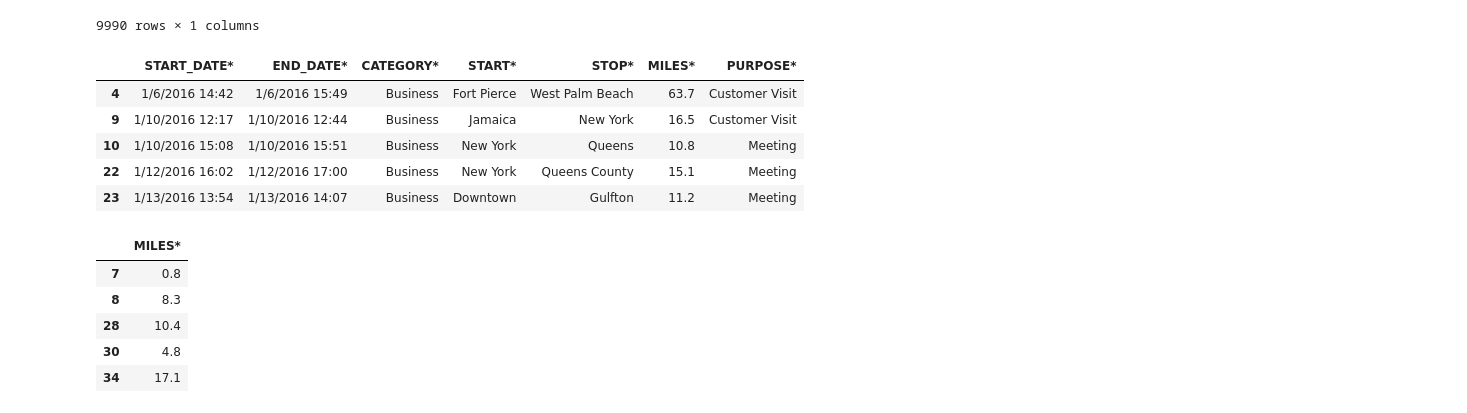
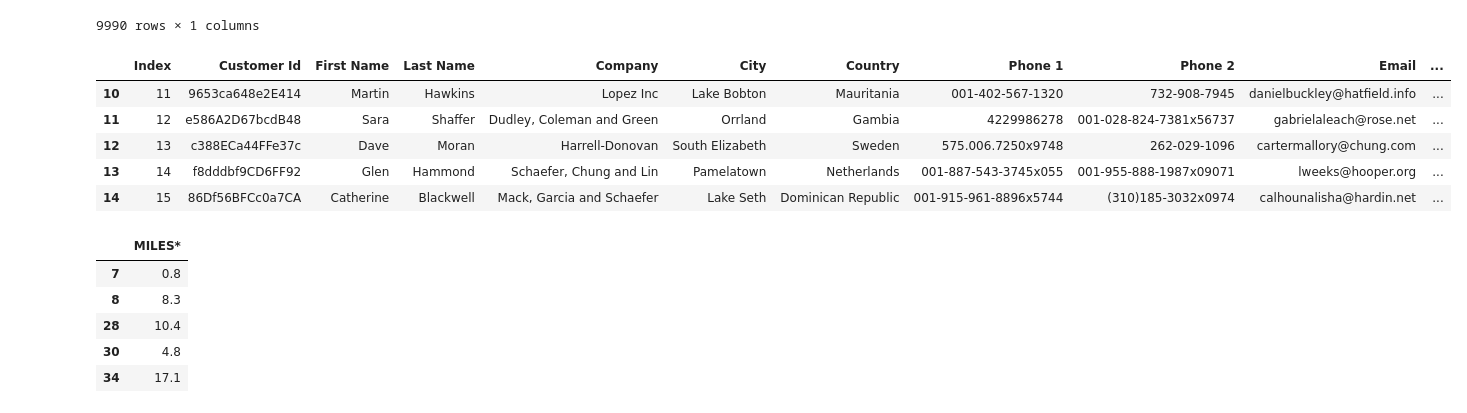
Before and after one commit to Army-man-gif/Courses, a Jupyter notebook: Course 1/Work/python_overview (1).ipynb, the cells around one changed output. Saved outputs shown, nothing was run; the diff lists cells and outputs as text; code cells hidden in the pictures.

```diff
--- a/Course 1/Work/python_overview (1).ipynb
+++ b/Course 1/Work/python_overview (1).ipynb
@@ -600,14 +600,14 @@ df2
 df3 = df2.loc[0:3]
 # %%
 # find out all rides greater than 10 miles
-df.loc[df["MILES*"] > 10].head()
+df.loc[df["Index"] > 10].head()
 # %% [output]
-|  | START_DATE* | END_DATE* | CATEGORY* | START* | STOP* | MILES* | PURPOSE* |
-| 4 | 1/6/2016 14:42 | 1/6/2016 15:49 | Business | Fort Pierce | West Palm Beach | 63.7 | Customer Visit |
-| 9 | 1/10/2016 12:17 | 1/10/2016 12:44 | Business | Jamaica | New York | 16.5 | Customer Visit |
-| 10 | 1/10/2016 15:08 | 1/10/2016 15:51 | Business | New York | Queens | 10.8 | Meeting |
-| 22 | 1/12/2016 16:02 | 1/12/2016 17:00 | Business | New York | Queens County | 15.1 | Meeting |
-| 23 | 1/13/2016 13:54 | 1/13/2016 14:07 | Business | Downtown | Gulfton | 11.2 | Meeting |
+|  | Index | Customer Id | First Name | Last Name | Company | City | Country | Phone 1 | Phone 2 | Email | ... |
+| 10 | 11 | 9653ca648e2E414 | Martin | Hawkins | Lopez Inc | Lake Bobton | Mauritania | 001-402-567-1320 | 732-908-7945 | danielbuckley@hatfield.info | ... |
+| 11 | 12 | e586A2D67bcdB48 | Sara | Shaffer | Dudley, Coleman and Green | Orrland | Gambia | 4229986278 | 001-028-824-7381x56737 | gabrielaleach@rose.net | ... |
+| 12 | 13 | c388ECa44FFe37c | Dave | Moran | Harrell-Donovan | South Elizabeth | Sweden | 575.006.7250x9748 | 262-029-1096 | cartermallory@chung.com | ... |
+| 13 | 14 | f8dddbf9CD6FF92 | Glen | Hammond | Schaefer, Chung and Lin | Pamelatown | Netherlands | 001-887-543-3745x055 | 001-955-888-1987x09071 | lweeks@hooper.org | ... |
+| 14 | 15 | 86Df56BFCc0a7CA | Catherine | Blackwell | Mack, Garcia and Schaefer | Lake Seth | Dominican Republic | 001-915-961-8896x5744 | (310)185-3032x0974 | calhounalisha@hardin.net | ... |
 # %%
 # Find out all rides to Cary
 df.loc[df["START*"]=="Cary",["MILES*"]].head()
```
